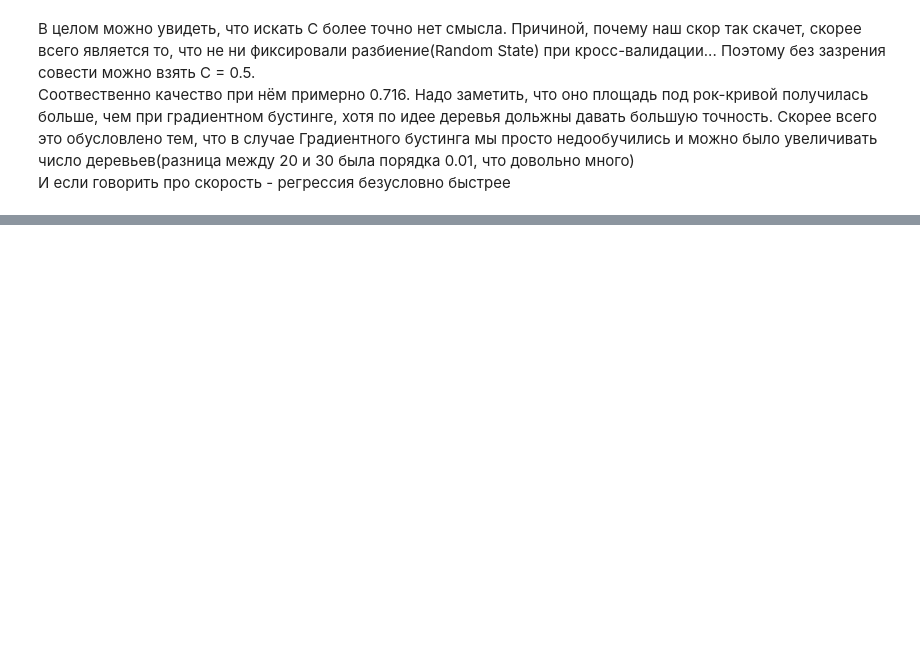
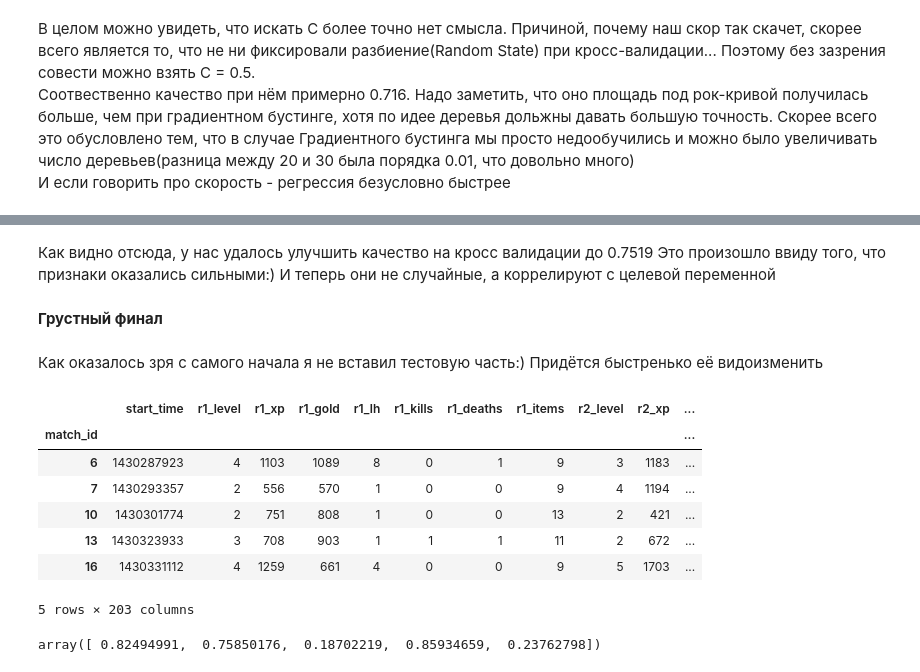
Before and after one commit to JustM57/ml_examples, a Jupyter notebook: dota2.ipynb, the cells around one changed output, grey strips where cells are left out. Saved outputs shown, nothing was run; the diff lists cells and outputs as text; code cells hidden in the pictures; blank space fills up the shorter version.

Commit message:
Финальный проект
0.755

```diff
--- a/dota2.ipynb
+++ b/dota2.ipynb
@@ -154,0 +246,35 @@ Wall time: 2min 44s
+# %% [markdown]
+Как видно отсюда, у нас удалось улучшить качество на кросс валидации до 0.7519 Это произошло ввиду того, что признаки оказались сильными:) И теперь они не случайные, а коррелируют с целевой переменной
+# %% [markdown]
+<b>Грустный финал</b>
+<br><br> Как оказалось зря с самого начала я не вставил тестовую часть:) Придётся быстренько её видоизменить
+# %%
+test_df = test_df.drop(categorial_features, axis=1)
+X_test_pick = np.zeros((test_df.shape[0], 112))
+
+for i, match_id in enumerate(test_df.index):
+    for p in range(5):
+        X_test_pick[i, test_data.ix[match_id, 'r%d_hero' % (p+1)]-1] = 1
+        X_test_pick[i, test_data.ix[match_id, 'd%d_hero' % (p+1)]-1] = -1
+
+#преобразуем нашу матрицу к датафрейму и склеим
+pick_test_df = pd.DataFrame(X_test_pick, index=test_df.index).fillna(0).astype('int')
+full_test_df = test_df.join(pick_test_df)
+full_test_df.head()
+# %% [output]
+|  | start_time | r1_level | r1_xp | r1_gold | r1_lh | r1_kills | r1_deaths | r1_items | r2_level | r2_xp | ... |
+| match_id |  |  |  |  |  |  |  |  |  |  | ... |
+| 6 | 1430287923 | 4 | 1103 | 1089 | 8 | 0 | 1 | 9 | 3 | 1183 | ... |
+| 7 | 1430293357 | 2 | 556 | 570 | 1 | 0 | 0 | 9 | 4 | 1194 | ... |
+| 10 | 1430301774 | 2 | 751 | 808 | 1 | 0 | 0 | 13 | 2 | 421 | ... |
+| 13 | 1430323933 | 3 | 708 | 903 | 1 | 1 | 1 | 11 | 2 | 672 | ... |
+| 16 | 1430331112 | 4 | 1259 | 661 | 4 | 0 | 0 | 9 | 5 | 1703 | ... |
+5 rows × 203 columns
+# %%
+X_full_test = StandardScaler().fit_transform(full_test_df)
+clf = LogisticRegression(C=0.5)
+clf.fit(X_full_train, y_train)
+pred = clf.predict_proba(X_full_test)[:, 1]
+pred[:5]
+# %% [output]
+array([ 0.82494991,  0.75850176,  0.18702219,  0.85934659,  0.23762798])
```
Also changed, not shown: parts of 21 cells of this notebook.
